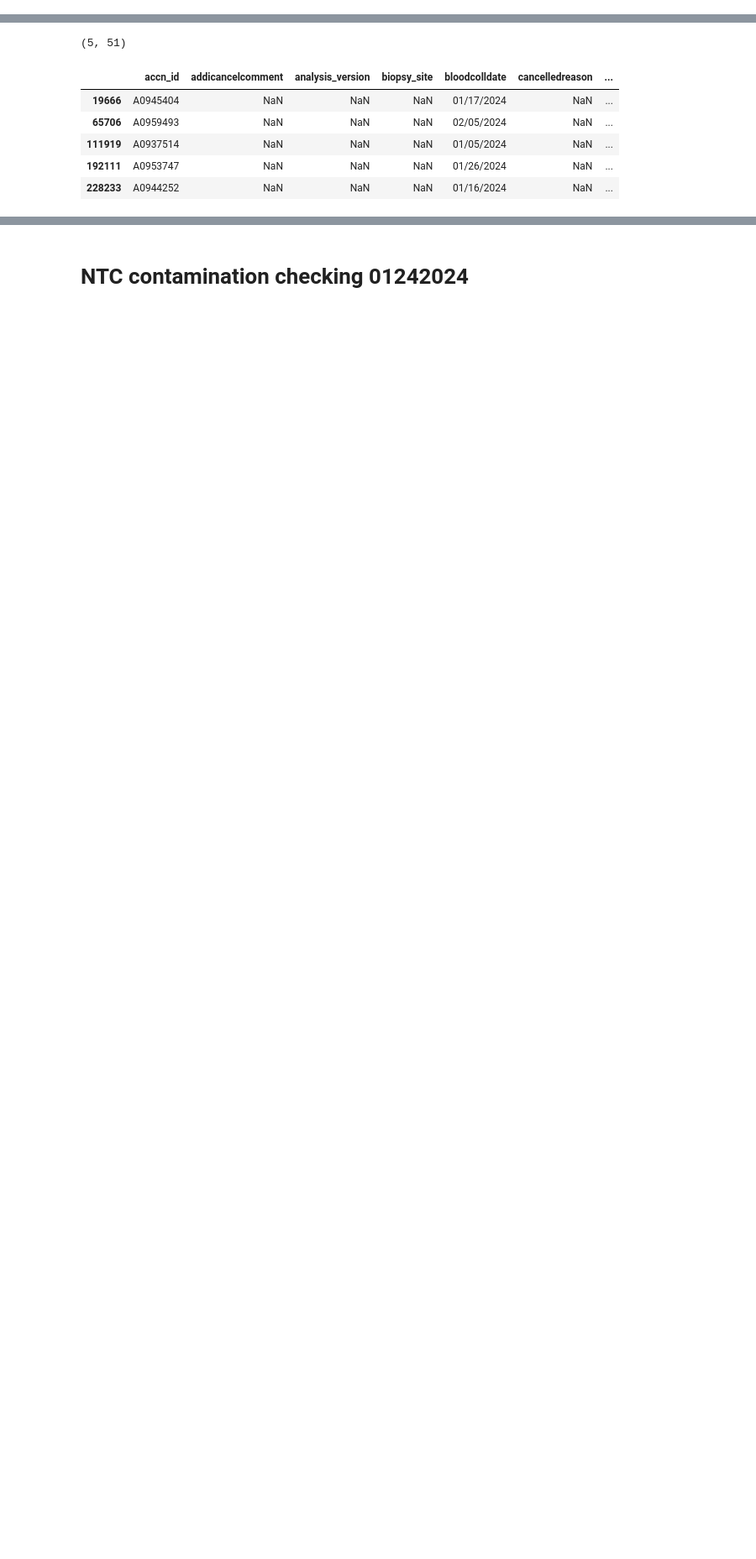
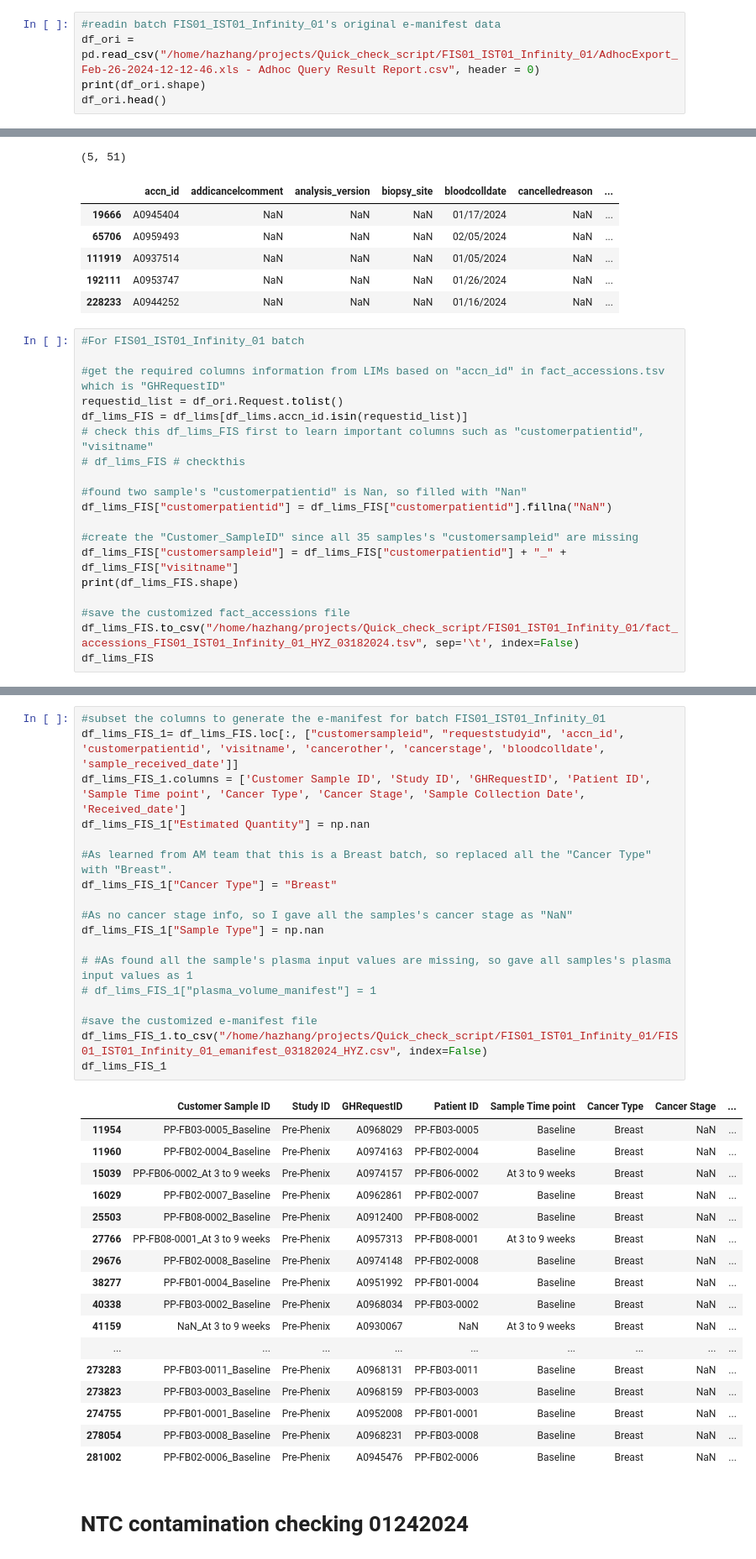
Before and after one commit to gh-hazhang/scripts, a Jupyter notebook: Before_02152024/Quick_check.ipynb, the cells around one changed output, grey strips where cells are left out. Shown at 84% size. Cells and saved outputs as stored; diff of their text form; blank space fills up the shorter version.

```diff
--- a/Before_02152024/Quick_check.ipynb
+++ b/Before_02152024/Quick_check.ipynb
@@ -190,0 +191,5 @@ df_ori.head()
+# %%
+#readin batch FIS01_IST01_Infinity_01's original e-manifest data
+df_ori = pd.read_csv("/home/hazhang/projects/Quick_check_script/FIS01_IST01_Infinity_01/AdhocExport_Feb-26-2024-12-12-46.xls - Adhoc Query Result Report.csv", header = 0)
+print(df_ori.shape)
+df_ori.head()
@@ -248,3 +242,22 @@ df_lims_NCC
 | 111919 | A0937514 | NaN | NaN | NaN | 01/05/2024 | NaN | ... |
 | 192111 | A0953747 | NaN | NaN | NaN | 01/26/2024 | NaN | ... |
 | 228233 | A0944252 | NaN | NaN | NaN | 01/16/2024 | NaN | ... |
+# %%
+#For FIS01_IST01_Infinity_01 batch
+
+#get the required columns information from LIMs based on "accn_id" in fact_accessions.tsv which is "GHRequestID"
+requestid_list = df_ori.Request.tolist()
+df_lims_FIS = df_lims[df_lims.accn_id.isin(requestid_list)]
+# check this df_lims_FIS first to learn important columns such as "customerpatientid", "visitname"
+# df_lims_FIS # checkthis
+
+#found two sample's "customerpatientid" is Nan, so filled with "Nan"
+df_lims_FIS["customerpatientid"] = df_lims_FIS["customerpatientid"].fillna("NaN")
+
+#create the "Customer_SampleID" since all 35 samples's "customersampleid" are missing
+df_lims_FIS["customersampleid"] = df_lims_FIS["customerpatientid"] + "_" + df_lims_FIS["visitname"]
+print(df_lims_FIS.shape)
+
+#save the customized fact_accessions file
+df_lims_FIS.to_csv("/home/hazhang/projects/Quick_check_script/FIS01_IST01_Infinity_01/fact_accessions_FIS01_IST01_Infinity_01_HYZ_03182024.tsv", sep='\t', index=False)
+df_lims_FIS
@@ -297,6 +340,42 @@ df_lims_NCC_1
 | 111919 | 0077_Post-surgery | JCOG1801 A1 | A0937514 | 0077 | Post-surgery | CRC | NaN | ... |
 | 192111 | 0085_Pre-surgery | JCOG1801 A1 | A0953747 | 0085 | Pre-surgery | CRC | NaN | ... |
 | 228233 | 0081_Pre-surgery | JCOG1801 A1 | A0944252 | 0081 | Pre-surgery | CRC | NaN | ... |
+# %%
+#subset the columns to generate the e-manifest for batch FIS01_IST01_Infinity_01
+df_lims_FIS_1= df_lims_FIS.loc[:, ["customersampleid", "requeststudyid", 'accn_id', 'customerpatientid', 'visitname', 'cancerother', 'cancerstage', 'bloodcolldate', 'sample_received_date']]
+df_lims_FIS_1.columns = ['Customer Sample ID', 'Study ID', 'GHRequestID', 'Patient ID', 'Sample Time point', 'Cancer Type', 'Cancer Stage', 'Sample Collection Date', 'Received_date']
+df_lims_FIS_1["Estimated Quantity"] = np.nan
+
+#As learned from AM team that this is a Breast batch, so replaced all the "Cancer Type" with "Breast".
+df_lims_FIS_1["Cancer Type"] = "Breast"
+
+#As no cancer stage info, so I gave all the samples's cancer stage as "NaN"
+df_lims_FIS_1["Sample Type"] = np.nan
+
+# #As found all the sample's plasma input values are missing, so gave all samples's plasma input values as 1
+# df_lims_FIS_1["plasma_volume_manifest"] = 1
+
+#save the customized e-manifest file
+df_lims_FIS_1.to_csv("/home/hazhang/projects/Quick_check_script/FIS01_IST01_Infinity_01/FIS01_IST01_Infinity_01_emanifest_03182024_HYZ.csv", index=False)
+df_lims_FIS_1
+# %% [output]
+|  | Customer Sample ID | Study ID | GHRequestID | Patient ID | Sample Time point | Cancer Type | Cancer Stage | ... |
+| 11954 | PP-FB03-0005_Baseline | Pre-Phenix | A0968029 | PP-FB03-0005 | Baseline | Breast | NaN | ... |
+| 11960 | PP-FB02-0004_Baseline | Pre-Phenix | A0974163 | PP-FB02-0004 | Baseline | Breast | NaN | ... |
+| 15039 | PP-FB06-0002_At 3 to 9 weeks | Pre-Phenix | A0974157 | PP-FB06-0002 | At 3 to 9 weeks | Breast | NaN | ... |
+| 16029 | PP-FB02-0007_Baseline | Pre-Phenix | A0962861 | PP-FB02-0007 | Baseline | Breast | NaN | ... |
+| 25503 | PP-FB08-0002_Baseline | Pre-Phenix | A0912400 | PP-FB08-0002 | Baseline | Breast | NaN | ... |
+| 27766 | PP-FB08-0001_At 3 to 9 weeks | Pre-Phenix | A0957313 | PP-FB08-0001 | At 3 to 9 weeks | Breast | NaN | ... |
+| 29676 | PP-FB02-0008_Baseline | Pre-Phenix | A0974148 | PP-FB02-0008 | Baseline | Breast | NaN | ... |
+| 38277 | PP-FB01-0004_Baseline | Pre-Phenix | A0951992 | PP-FB01-0004 | Baseline | Breast | NaN | ... |
+| 40338 | PP-FB03-0002_Baseline | Pre-Phenix | A0968034 | PP-FB03-0002 | Baseline | Breast | NaN | ... |
+| 41159 | NaN_At 3 to 9 weeks | Pre-Phenix | A0930067 | NaN | At 3 to 9 weeks | Breast | NaN | ... |
+| ... | ... | ... | ... | ... | ... | ... | ... | ... |
+| 273283 | PP-FB03-0011_Baseline | Pre-Phenix | A0968131 | PP-FB03-0011 | Baseline | Breast | NaN | ... |
+| 273823 | PP-FB03-0003_Baseline | Pre-Phenix | A0968159 | PP-FB03-0003 | Baseline | Breast | NaN | ... |
+| 274755 | PP-FB01-0001_Baseline | Pre-Phenix | A0952008 | PP-FB01-0001 | Baseline | Breast | NaN | ... |
+| 278054 | PP-FB03-0008_Baseline | Pre-Phenix | A0968231 | PP-FB03-0008 | Baseline | Breast | NaN | ... |
+| 281002 | PP-FB02-0006_Baseline | Pre-Phenix | A0945476 | PP-FB02-0006 | Baseline | Breast | NaN | ... |
 # %% [markdown]
 # NTC contamination checking 01242024
 # %%
```
Also changed, not shown: parts of 10 cells of this notebook, 7 other files.
